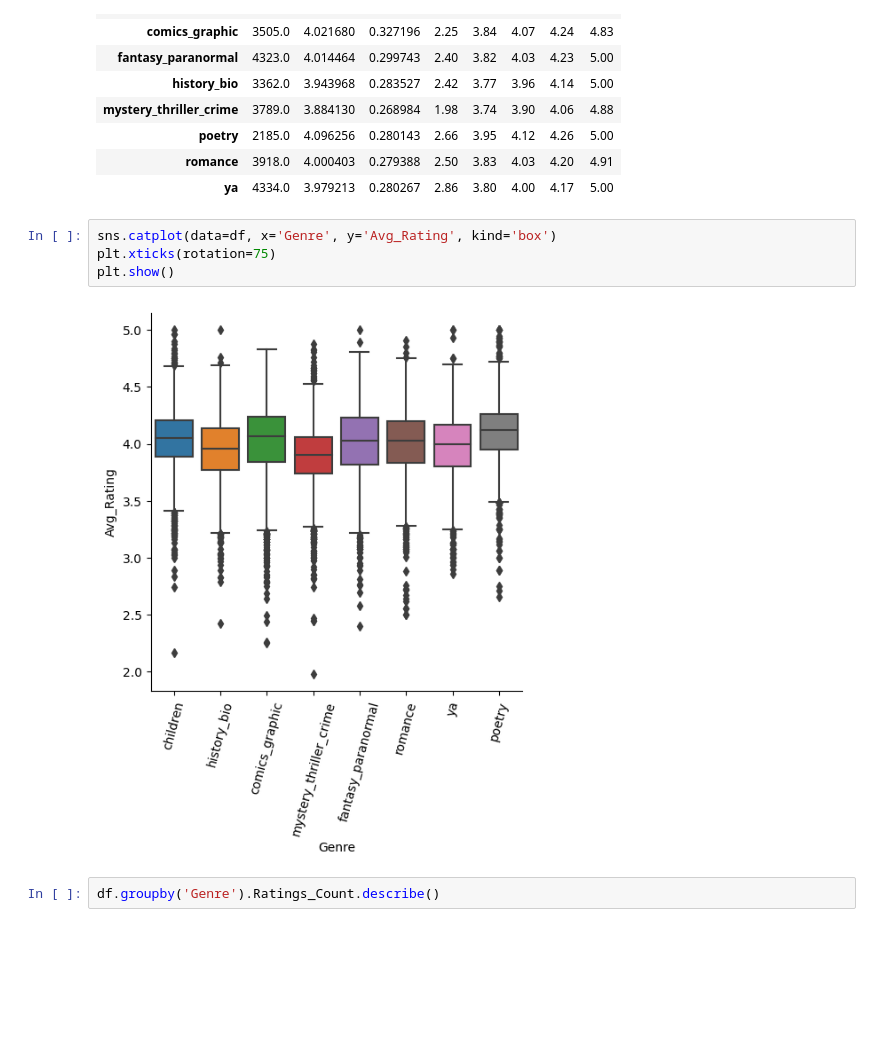
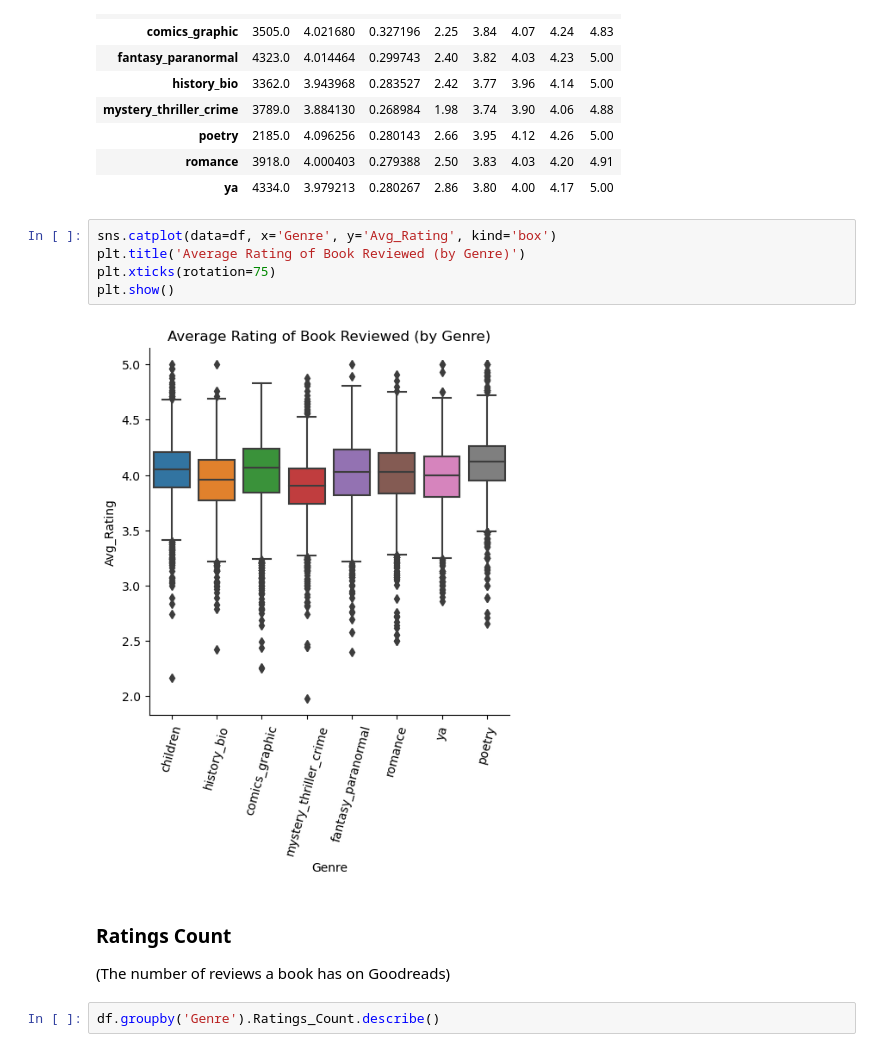
Before and after one commit to Data-Science-for-Linguists-2023/Goodreads-Genre-Reviews-Analysis, a Jupyter notebook: Data_Analysis.ipynb, the cells around one changed output. Drawn from its saved outputs; the diff is of its cells as text; blank space fills up the shorter version.

```diff
--- a/Data_Analysis.ipynb
+++ b/Data_Analysis.ipynb
@@ -136,10 +195,15 @@ df.groupby('Genre').Avg_Rating.describe()
 | ya | 4334.0 | 3.979213 | 0.280267 | 2.86 | 3.80 | 4.00 | 4.17 | 5.00 |
 # %%
 sns.catplot(data=df, x='Genre', y='Avg_Rating', kind='box')
+plt.title('Average Rating of Book Reviewed (by Genre)')
 plt.xticks(rotation=75)
 plt.show()
 # %% [output]
-[figure, old version]
+[figure, new version]
+# %% [markdown]
+### Ratings Count
+
+(The number of reviews a book has on Goodreads)
 # %%
 df.groupby('Genre').Ratings_Count.describe()
 # %% [output]
```
Also changed, not shown: parts of 56 cells of this notebook.
